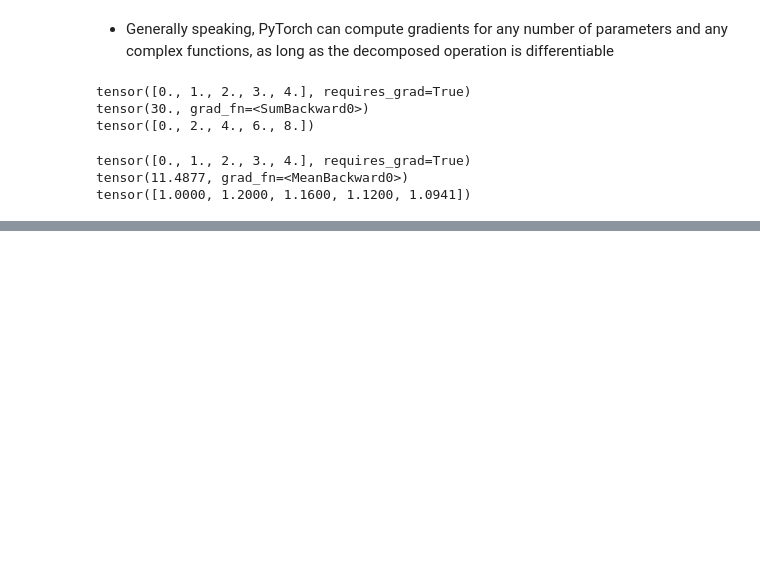
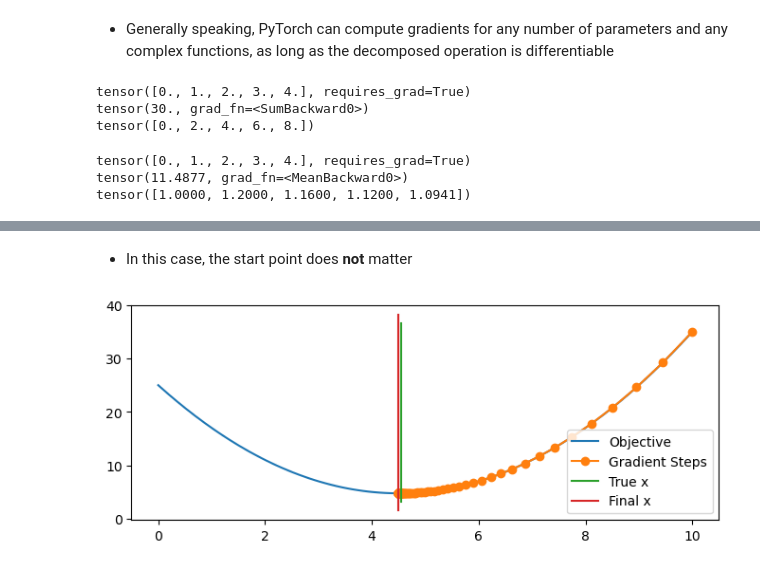
Before and after one commit to Knoero/MachineLearning, a Jupyter notebook: 0 Prerequisite/04 Numerical Optimization.ipynb, the cells around one changed output, grey strips where cells are left out. Cells and saved outputs as stored; diff of their text form; code cells hidden in the pictures; blank space fills up the shorter version.

```diff
--- a/0 Prerequisite/04 Numerical Optimization.ipynb
+++ b/0 Prerequisite/04 Numerical Optimization.ipynb
@@ -618,0 +876,15 @@ tensor([1.0000, 1.2000, 1.1600, 1.1200, 1.0941])
+# %% [markdown]
+- In this case, the start point does **not** matter
+# %%
+# Call the functions to get the minimum
+x_hat_arr, obj_arr = gradient_descent(Objective,
+                                      step_size=0.05,
+                                      max_iter=150,
+                                      init=10)
+visualize_result(x_hat_arr,
+                 obj_arr,
+                 Objective,
+                 x_true=x_true,
+                 vis_arr=np.linspace(0, 10, num=100))
+# %% [output]
+[figure, added]
```
Also changed, not shown: parts of 59 cells of this notebook, 1 other file.
